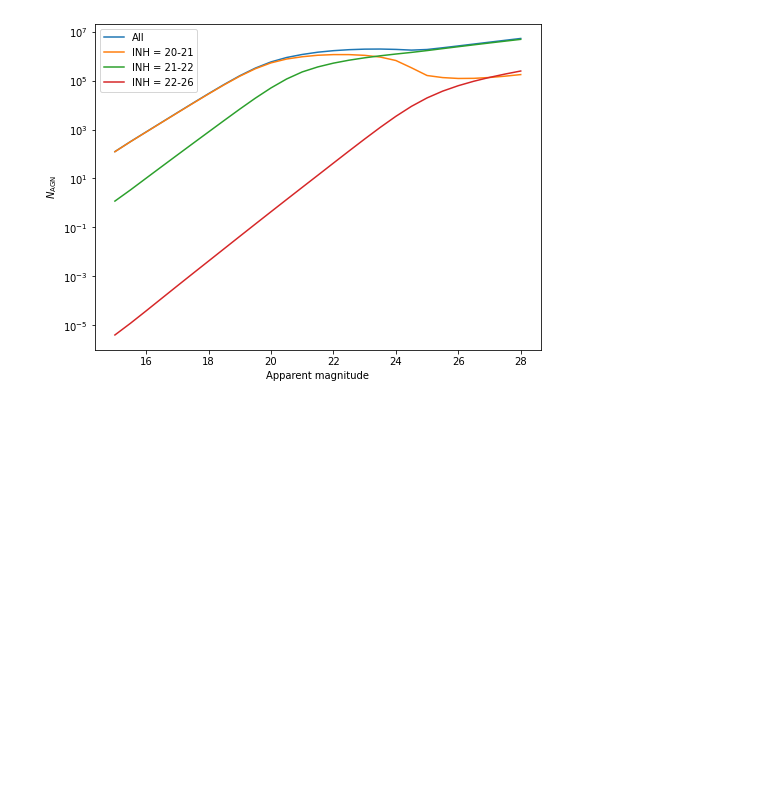
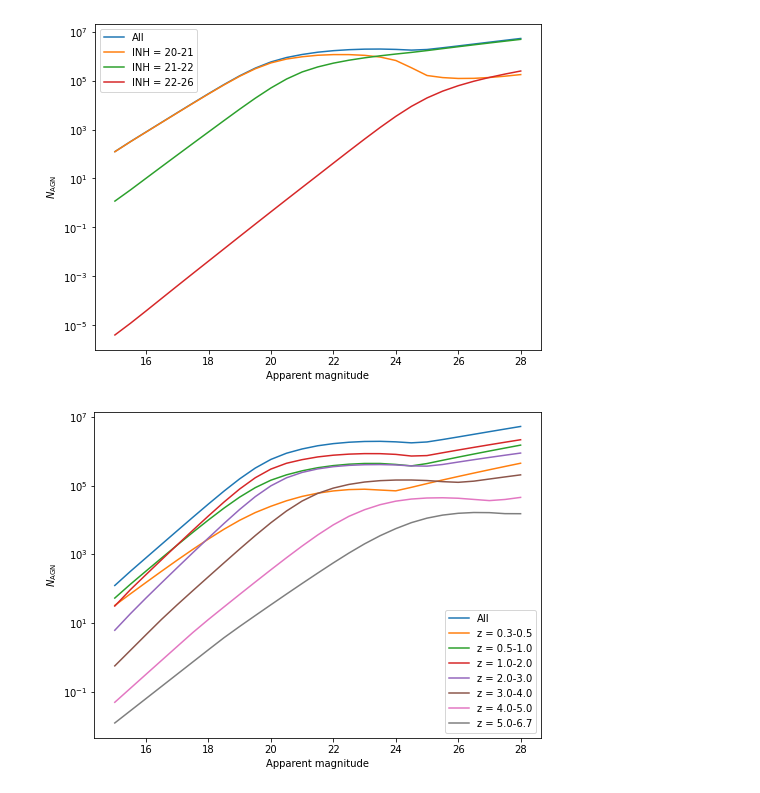
Before and after one commit to rjassef/qlf-host-contamination, a Jupyter notebook: NH_contributions.ipynb, the cells around one changed output. Drawn from its saved outputs; the diff is of its cells as text; code cells hidden in the pictures; blank space fills up the shorter version.

```diff
--- a/NH_contributions.ipynb
+++ b/NH_contributions.ipynb
@@ -78,3 +78,21 @@ ax.legend()
 plt.show()
 # %% [output]
 [figure]
+# %%
+z_min_values = np.array([0.3,0.5,1.0,2.0,3.0,4.0,5.0])
+z_max_values = np.array([0.5,1.0,2.0,3.0,4.0,5.0,6.7])
+N_z = np.zeros((len(z_min_values),len(N_all)))
+for k, z_min in enumerate(z_min_values):
+    N_z[k], m_aux =  Nagn_obj.calc(zmin=z_min, zmax=z_max_values[k], nz=50, lam_eff_filter=lam_eff_filter, m_faint=m_faint, m_bright=m_bright, m_zp_jy=m_zp_jy)
+# %%
+fig, ax = plt.subplots(1, figsize=(8,6))
+ax.plot(m_all, N_all, label='All')
+for k, z_min in enumerate(z_min_values):
+    ax.plot(m_all, N_z[k], label='z = {:.1f}-{:.1f}'.format(z_min, z_max_values[k]))
+ax.set_xlabel('Apparent magnitude')
+ax.set_ylabel(r'$N_{\rm AGN}$')
+ax.set_yscale('log')
+ax.legend()
+plt.show()
+# %% [output]
+[figure, added]
```
Also changed, not shown: 4 other files.
